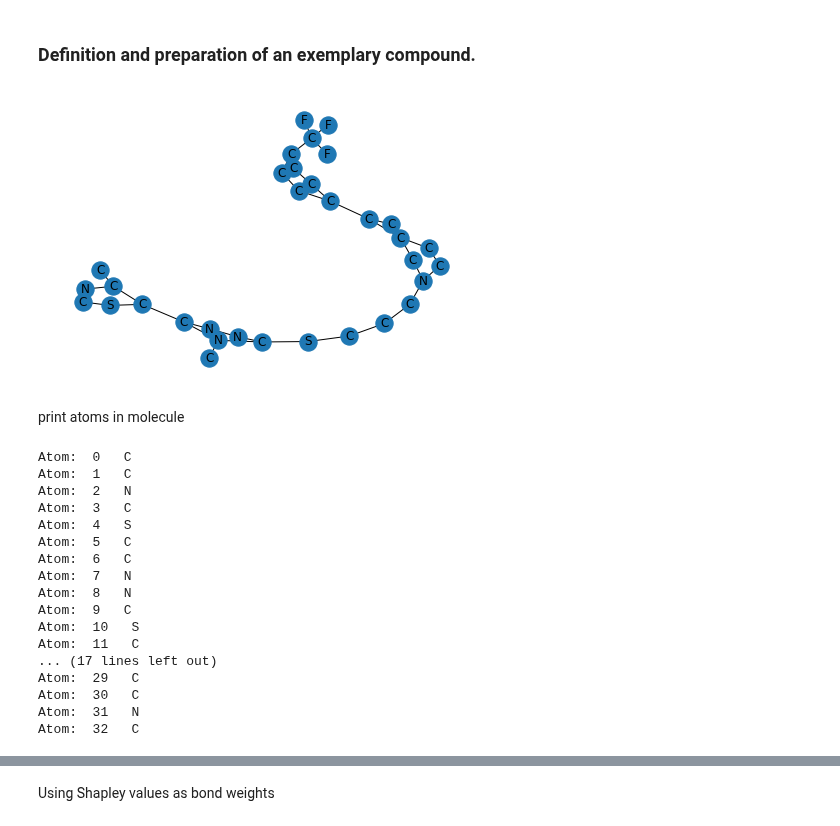
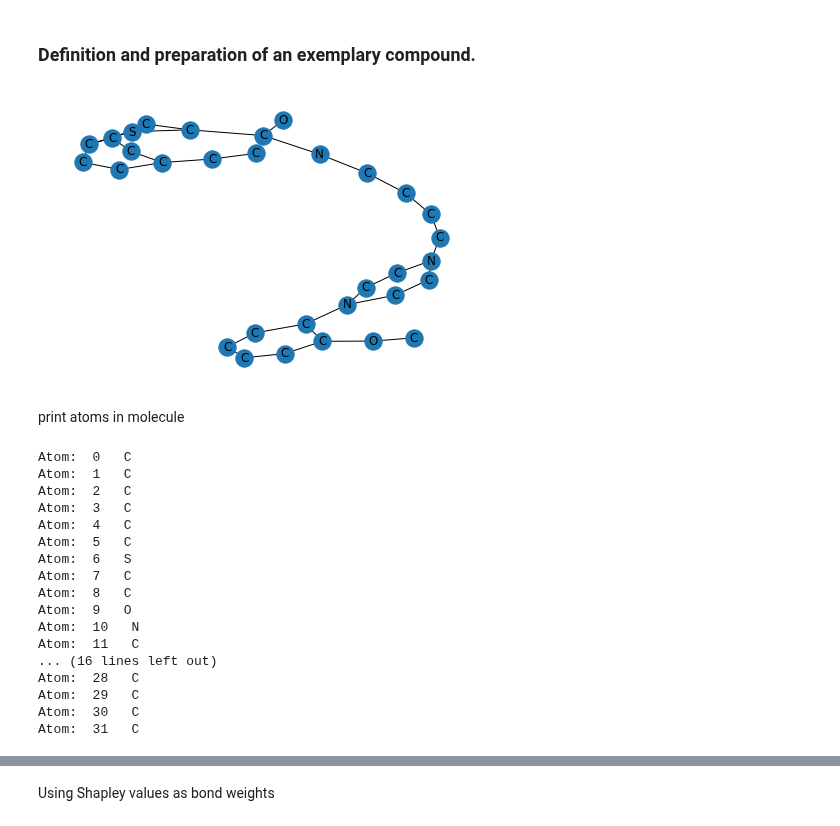
Before and after one commit to AndMastro/EdgeSHAPer, a Jupyter notebook: src/explanations_visualizer.ipynb, the cells around one changed output, grey strips where cells are left out. Cells and saved outputs as stored; diff of their text form; code cells hidden in the pictures.

```diff
--- a/src/explanations_visualizer.ipynb
+++ b/src/explanations_visualizer.ipynb
@@ -12,15 +12,15 @@ from rdkit_heatmaps.utils import transform2png
 # %% [markdown]
 ### Definition and preparation of an exemplary compound.
 # %%
-test_cpd_smile = "Cc1ncsc1-c1nnc(SCCCN2CCC3(CC3c3ccc(C(F)(F)F)cc3)C2)n1C"
+test_cpd_smile = "C#Cc1ccc2sc(C(=O)NCCCCN3CCN(c4ccccc4OC)CC3)cc2c1"
 test_mol = Chem.MolFromSmiles(test_cpd_smile)
 test_mol = Draw.PrepareMolForDrawing(test_mol)
 
 pysmile_mol = read_smiles(test_cpd_smile)
 labels = nx.get_node_attributes(pysmile_mol, 'element')
 nx.draw(pysmile_mol, labels = labels, pos=nx.spring_layout(pysmile_mol))
 # %% [output]
-[figure, old version]
+[figure, new version]
 # %%
 num_bonds = len(test_mol.GetBonds())
 num_atoms = len(test_mol.GetAtoms())
@@ -32,21 +32,21 @@ for i in range(num_atoms):
 # %% [output]
 Atom:  0   C
 Atom:  1   C
-Atom:  2   N
+Atom:  2   C
 Atom:  3   C
-Atom:  4   S
+Atom:  4   C
 Atom:  5   C
-Atom:  6   C
-Atom:  7   N
-Atom:  8   N
-Atom:  9   C
-Atom:  10   S
+Atom:  6   S
+Atom:  7   C
+Atom:  8   C
+Atom:  9   O
+Atom:  10   N
 Atom:  11   C
-... (17 lines left out)
+... (16 lines left out)
+Atom:  28   C
 Atom:  29   C
 Atom:  30   C
-Atom:  31   N
-Atom:  32   C
+Atom:  31   C
 # %%
 rdkit_bonds = {}
 
```
Also changed, not shown: parts of 4 cells of this notebook, 3 other files.
